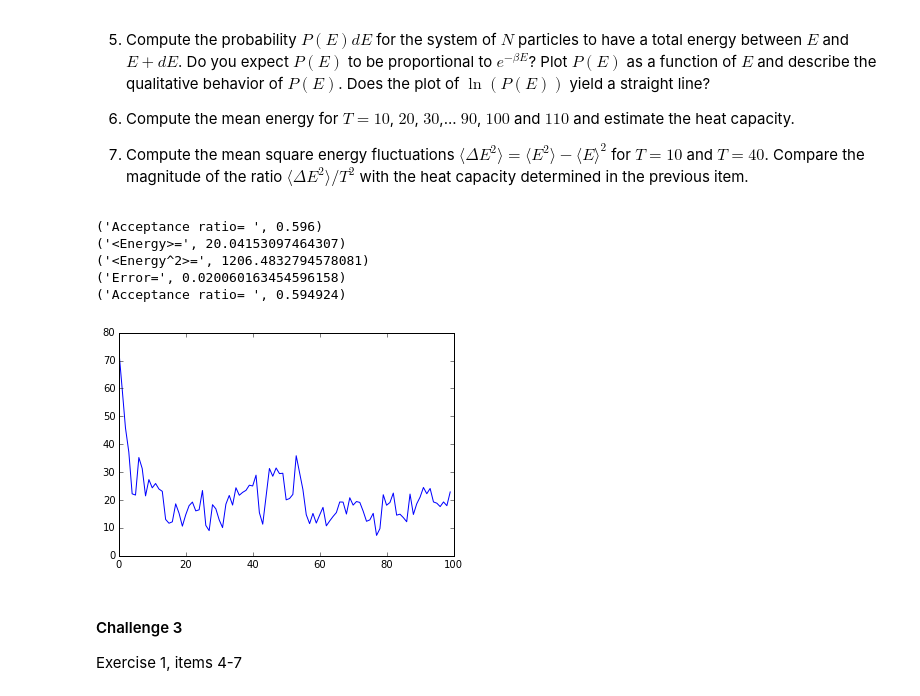
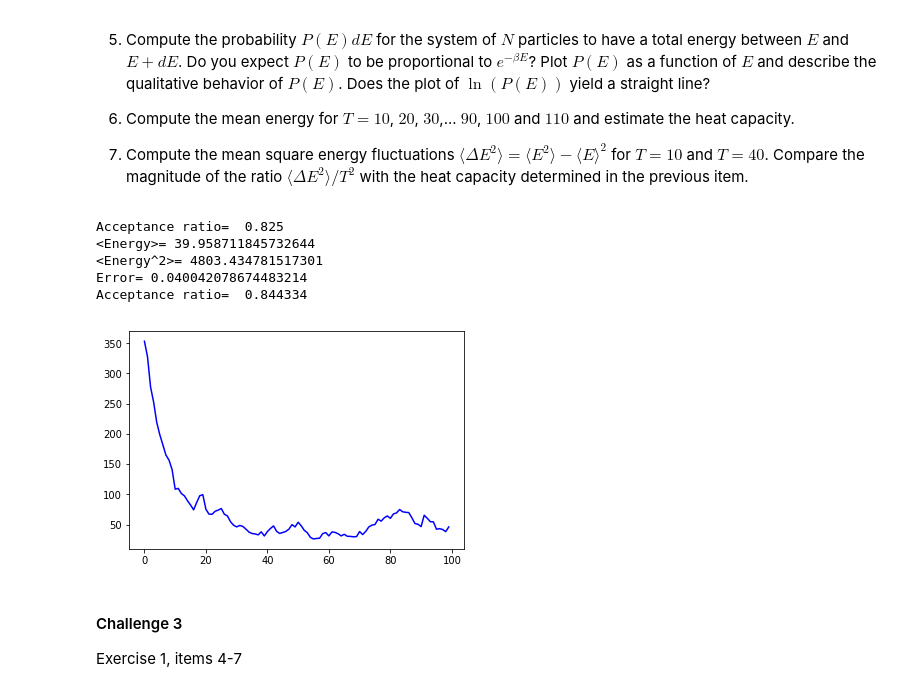
Before and after one commit to tkelley3/GradCompPhys, a Jupyter notebook: Python/CanonicalEnsemble.ipynb, the cells around one changed output. Drawn from its saved outputs; the diff is of its cells as text; code cells hidden in the pictures.

```diff
--- a/Python/CanonicalEnsemble.ipynb
+++ b/Python/CanonicalEnsemble.ipynb
@@ -164,9 +164,9 @@ from matplotlib import pyplot
 
 nwalkers = 20
 v = np.zeros(nwalkers)
-v.fill(10)
-T = 40
-delta = 10
+v.fill(20)
+T = 80
+delta = 5
 
 def metropolis(vold):
     global delta, T
@@ -200,39 +200,39 @@ for j in range(Nwarmup):
 x = np.arange(0,Nwarmup,1)
 pyplot.plot(x,Ewarmup,ls='-',c='blue');
 
 
 print("Acceptance ratio= ", Naccept/float(Nwarmup*nwalkers))
 
 # Measurement loop
 
 Nmeasure = 100000
 Naccept = 0.
 E = 0.
 E2 = 0.
 for j in range(Nmeasure):
     for i in range(nwalkers):
         vold = v[i]
         v[i] = metropolis(v[i])
         if(v[i] != vold):
             Naccept += 1
 
     E += np.sum(v**2)
     E2 += np.sum(v**4)
 
 E = E/Nmeasure/nwalkers
 E2 = E2/Nmeasure/nwalkers
 print("<Energy>=", E)
 print("<Energy^2>=", E2)
 print("Error=", np.sqrt((E2-E**2)/Nmeasure/nwalkers))
 
 print("Acceptance ratio= ", Naccept/float(Nmeasure*nwalkers))
 # %% [output]
-('Acceptance ratio= ', 0.596)
-('<Energy>=', 20.04153097464307)
-('<Energy^2>=', 1206.4832794578081)
-('Error=', 0.020060163454596158)
-('Acceptance ratio= ', 0.594924)
+Acceptance ratio=  0.825
+<Energy>= 39.958711845732644
+<Energy^2>= 4803.434781517301
+Error= 0.040042078674483214
+Acceptance ratio=  0.844334
-[figure, old version]
+[figure, new version]
 # %% [markdown]
 #### Challenge 3
 
```
Also changed, not shown: 4 other files.
